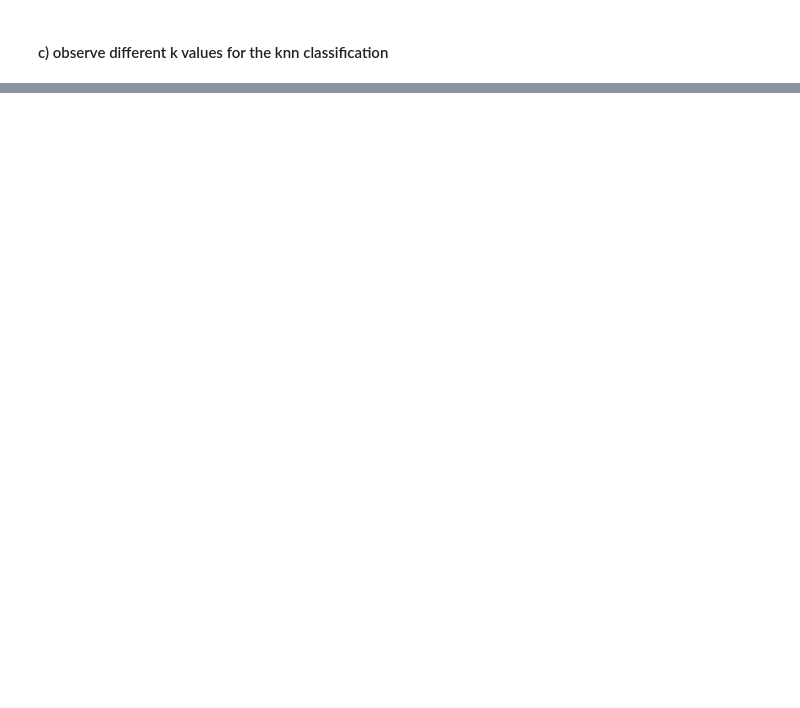
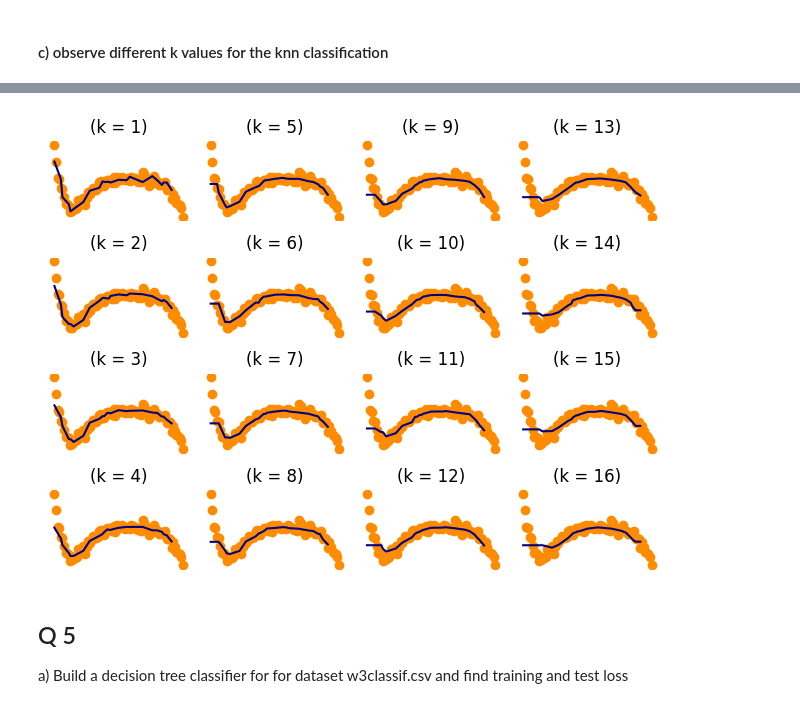
Before and after one commit to DanielCiccC/COMP4702_S12023, a Jupyter notebook: Pracw3/prac3.ipynb, the cells around one changed output, grey strips where cells are left out. Drawn from its saved outputs; the diff is of its cells as text; code cells hidden in the pictures; blank space fills up the shorter version.

```diff
--- a/Pracw3/prac3.ipynb
+++ b/Pracw3/prac3.ipynb
@@ -201,0 +255,28 @@ InvalidParameterError: The 'n_neighbors' parameter of KNeighborsClassifier must
+# %%
+#plot them
+fig, axs = plt.subplots(4, 4)
+
+for i in range(1, 17):
+
+    #training
+    clf = KNeighborsRegressor(n_neighbors=i)
+    clf.fit(X_train2.to_numpy().reshape(-1,1), y_train2)
+
+    # for x and y testing. Wee need to sort them first, if we want to plot them
+    #incrementally
+    test_sort = np.sort(X_test2.to_numpy())
+    y_predict = clf.predict(test_sort.reshape(-1,1))
+
+    axs[(i-1) % 4, (i-1) // 4].plot(test_sort.reshape(-1,1), y_predict.reshape(-1,1), color="navy", label="prediction")
+    axs[(i-1) % 4, (i-1) // 4].scatter(X2.to_numpy().reshape(-1,1), y2.to_numpy().reshape(-1,1), color="darkorange", label="data")
+    axs[(i-1) % 4, (i-1) // 4].set_title(f"(k = {i})")
+    axs[(i-1) % 4, (i-1) // 4].axis('off') #remove axes because we have so many graphs
+
+plt.tight_layout()
+
+plt.show()
+# %% [output]
+[figure, added]
+# %% [markdown]
+## Q 5
+a) Build a decision tree classifier for for dataset w3classif.csv and find training and test loss
```
Also changed, not shown: parts of 16 cells of this notebook.
